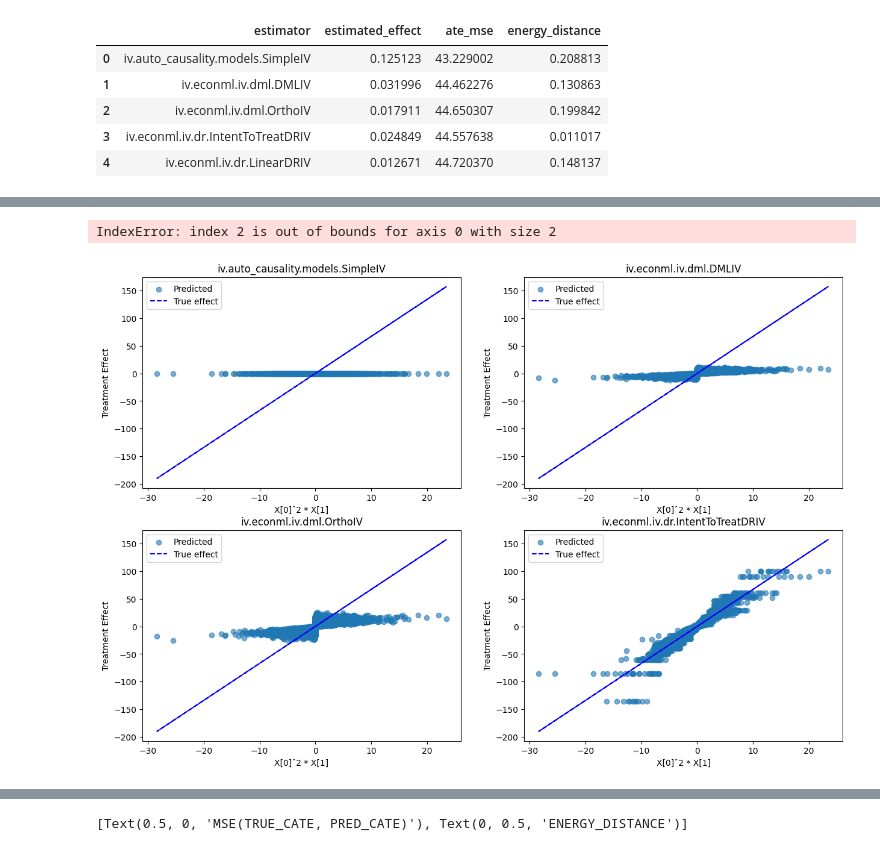
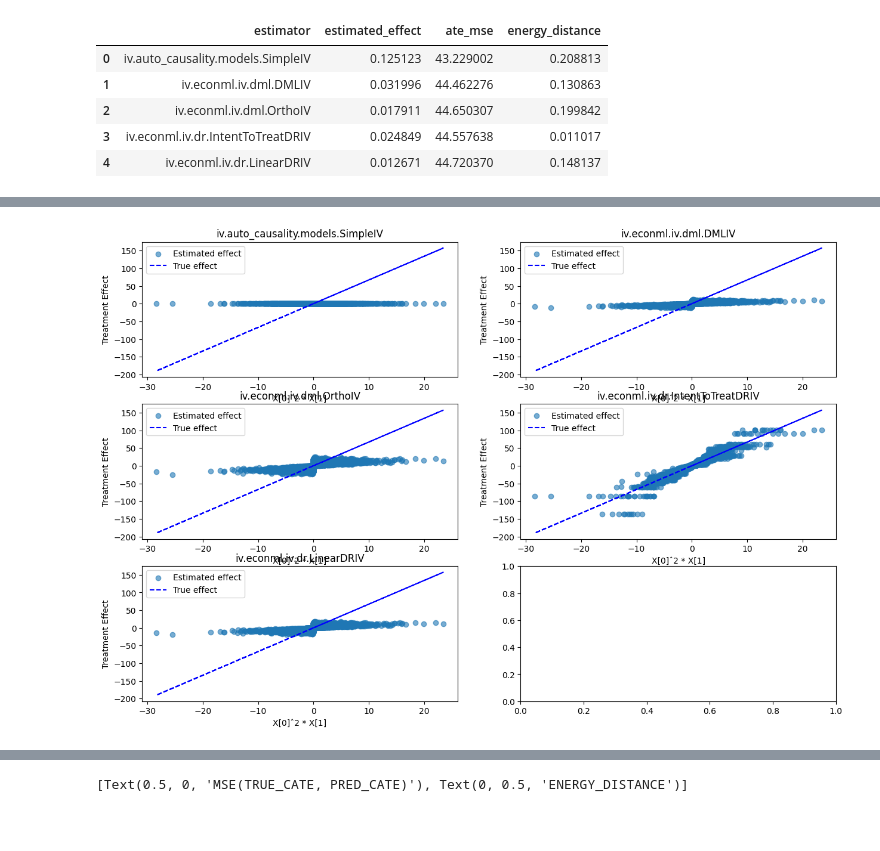
Before and after one commit to xaxazin/auto-causality, a Jupyter notebook: notebooks/Comparing IV Estimators.ipynb, the cells around one changed output, grey strips where cells are left out. Drawn from its saved outputs; the diff is of its cells as text; code cells hidden in the pictures; blank space fills up the shorter version.

Commit message:
added full IV estimator run w saved outputs

```diff
--- a/notebooks/Comparing IV Estimators.ipynb
+++ b/notebooks/Comparing IV Estimators.ipynb
@@ -82,14 +73,0 @@ We define a constant treatment effect (ATE) to be searched by the auto-causality
-# %%
-TRUE_EFFECT = 6.7
-
-CONSTANT_EFFECT = lambda X: TRUE_EFFECT
-
-data = iv_dgp_econml(n=30000, p=10, true_effect=CONSTANT_EFFECT)
-data_df, features_X, features_W = preprocess_dataset(
-    data, treatment, targets, instruments
-)
-outcome = targets[0]
-train_df, test_df = train_test_split(data_df, test_size=0.33, random_state=123)
-
-Xtest_constant_te = test_df[features_X]
-train_df.head()
@@ -109,18 +80,6 @@ The other estimators are implemented by EconML with details [here](https://econm
 The components time budget represent tuning budget allocated to each estimator model.
 # %%
 estimator_list = ["SimpleIV", "SparseLinearDRIV", "DMLIV", "OrthoIV", "LinearDRIV", "LinearIntentToTreatDRIV", "ForestDRIV", "IntentToTreatDRIV"]
-# %%
-ac_constant_te = AutoCausality(
-    estimator_list=estimator_list,
-    verbose=3,
-    components_verbose=2,
-    time_budget=14400,
-    components_time_budget=300,
-    propensity_model="auto",
-    train_size=0.5
-)
-
-ac_constant_te.fit(train_df, treatment, outcome, features_W, features_X, instruments)
 # %% [markdown]
  We get the estimated effect for the best estimator by energy distance score
 # %%
@@ -225,14 +163,14 @@ Here we replace the constant treatment effect with a linear treatment effect fun
 # %%
-LINEAR_EFFECT = lambda X: TRUE_EFFECT * (X[:, 0] ** 2) * (X[:, 1])
+NON_LINEAR_EFFECT = lambda X: TRUE_EFFECT * (X[:, 0] ** 2) * (X[:, 1])
 
-synth_data = iv_dgp_econml(n=60000, p=15, true_effect=LINEAR_EFFECT)
+synth_data = iv_dgp_econml(n=60000, p=15, true_effect=NON_LINEAR_EFFECT)
 data_df, features_X, features_W = preprocess_dataset(
     synth_data, treatment, targets, instruments
 )
 df_train, df_test = train_test_split(data_df, test_size=0.3)
 
-# Xtest_le = data_df[features_X]
-train_df.head()
+Xtest = data_df[features_X[0:2]]
+df_train.head()
 # %% [output]
 |  | treatment | y | Z | x1 | x2 | x3 | x4 | x5 | x6 | x7 | x8 | ... |
 | 16419 | 0.0 | 9.238960 | 1.0 | 1.067054 | 0.714385 | -0.352962 | -1.158768 | -0.366009 | 0.165191 | -2.107107 | -1.751100 | ... |
@@ -442,33 +295,32 @@ ac_linear_te.estimator_list
 # %%
 %matplotlib inline
 
 LINEAR_EFFECT_Z = lambda X: TRUE_EFFECT  * ((X.values[:, 0] ** 2) * X.values[:, 1])
 excl = [
     'iv.econml.iv.dr.ForestDRIV',
     'iv.econml.iv.dr.LinearIntentToTreatDRIV',
     'iv.econml.iv.dr.SparseLinearDRIV'
 ]
-fig, ax = plt.subplots(2, 2, figsize=(15, 10))
+fig, ax = plt.subplots(3, 2, figsize=(15, 10))
 i, j = 0, 0
 for est in ac_linear_te.estimator_list:
     if est not in excl:
         X_test = df_test[features_X[:2]]
         estimator = ac_linear_te.scores[est]['estimator']
         te_pred1 = estimator.estimator.effect(X_test)
 
         xval = ((X_test.values[:, 0] ** 2) * X_test.values[:, 1])
         ax[i][j].scatter(xval, te_pred1, label="Estimated effect", alpha=0.6)
         ax[i][j].plot(xval, LINEAR_EFFECT_Z(X_test), "b--", label="True effect")
         ax[i][j].set_xlabel("X[0]ˆ2 * X[1]")
         ax[i][j].set_ylabel("Treatment Effect")
         ax[i][j].set_title(est)
         ax[i][j].legend()
 
         j = (j+1) % 2
         if j == 0:
             i += 1
 
 plt.show()
 # %% [output]
-IndexError: index 2 is out of bounds for axis 0 with size 2
-[figure, old version]
+[figure, new version]
```
Also changed, not shown: parts of 35 cells of this notebook, 5 other files.
